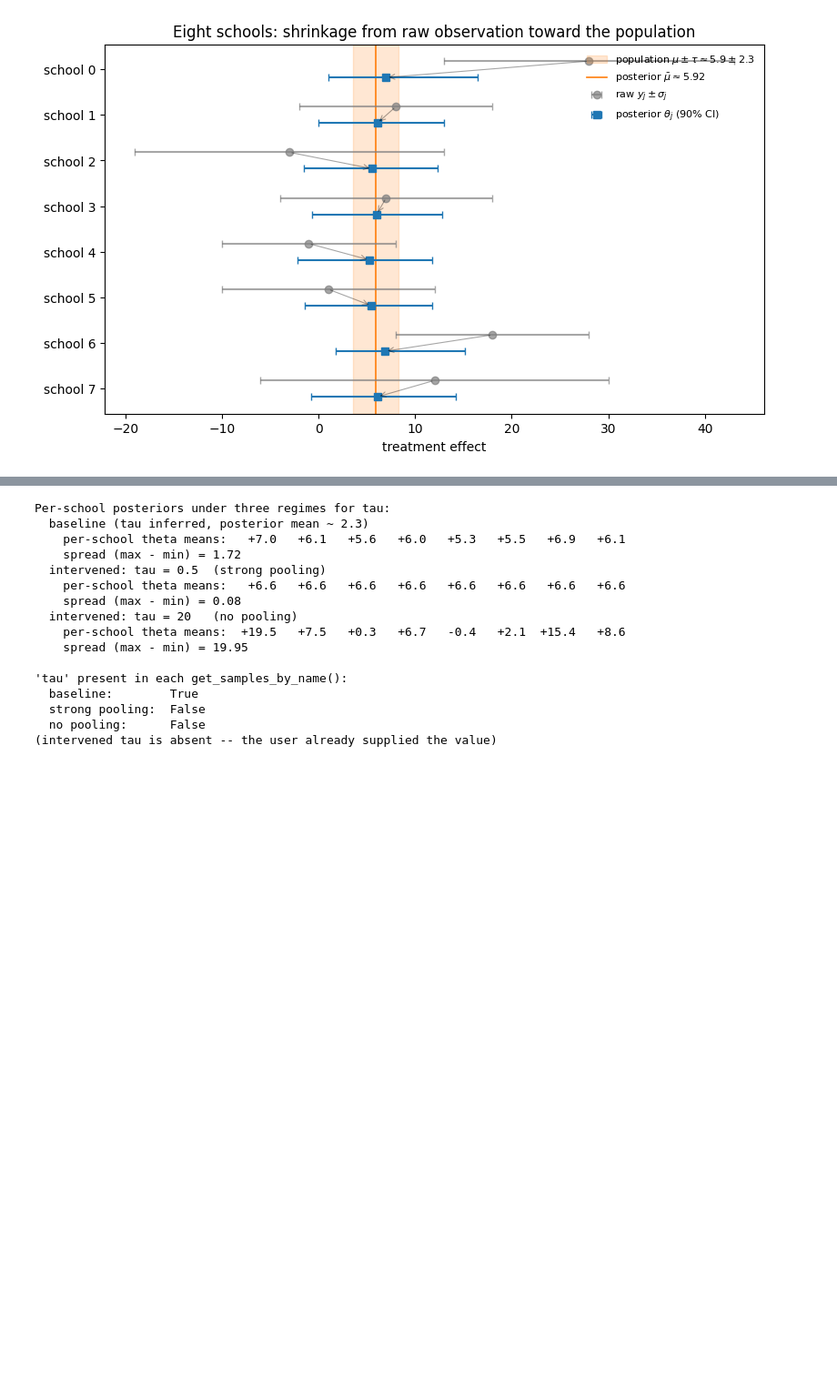
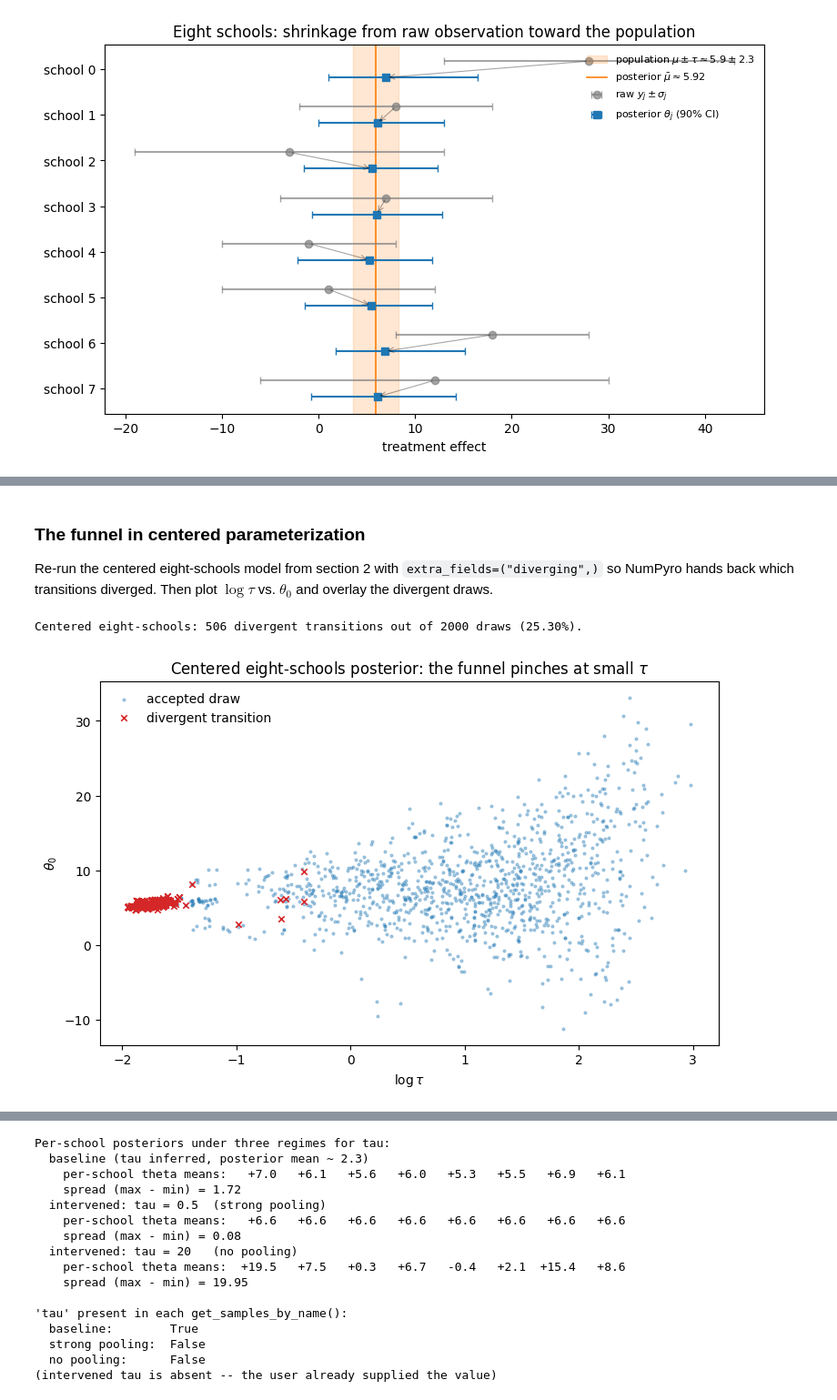
Before and after one commit to datvo06/effectful_mcmc, a Jupyter notebook: docs/quickstart.ipynb, the cells around one changed output, grey strips where cells are left out. Shown at 91% size. Saved outputs shown, nothing was run; the diff lists cells and outputs as text; code cells hidden in the pictures; blank space fills up the shorter version.

```diff
--- a/docs/quickstart.ipynb
+++ b/docs/quickstart.ipynb
@@ -251,0 +260,31 @@ plt.show()
+# %% [markdown]
+### The funnel in centered parameterization
+
+Re-run the centered eight-schools model from section 2 with `extra_fields=("diverging",)` so NumPyro hands back which transitions diverged. Then plot $\log \tau$ vs. $\theta_0$ and overlay the divergent draws.
+# %%
+mcmc_centered = MCMC(NUTS(eight_schools),
+                     num_warmup=1000, num_samples=2000, progress_bar=False)
+mcmc_centered.run(jr.PRNGKey(2), y_obs, sigma_obs,
+                  extra_fields=("diverging",))
+diverging = np.asarray(mcmc_centered.get_extra_fields()["diverging"])
+n_div = int(diverging.sum())
+print(f"Centered eight-schools: {n_div} divergent transitions out of {len(diverging)} draws "
+      f"({100 * n_div / len(diverging):.2f}%).")
+
+sc = mcmc_centered.get_samples_by_name()
+log_tau   = np.log(np.asarray(sc["tau"]))
+theta_0_c = np.asarray(sc["theta_0"])
+
+fig, ax = plt.subplots(figsize=(7.5, 4.8), constrained_layout=True)
+ax.scatter(log_tau[~diverging], theta_0_c[~diverging],
+           s=4, alpha=0.35, color="C0", label="accepted draw")
+ax.scatter(log_tau[ diverging], theta_0_c[ diverging],
+           s=22, color="C3", marker="x", lw=1.2, label="divergent transition")
+ax.set_xlabel(r"$\log \tau$")
+ax.set_ylabel(r"$\theta_0$")
+ax.set_title("Centered eight-schools posterior: the funnel pinches at small $\\tau$")
+ax.legend(loc="upper left", frameon=False)
+plt.show()
+# %% [output]
+Centered eight-schools: 506 divergent transitions out of 2000 draws (25.30%).
+[figure, added]
```
Also changed, not shown: parts of 10 cells of this notebook.
